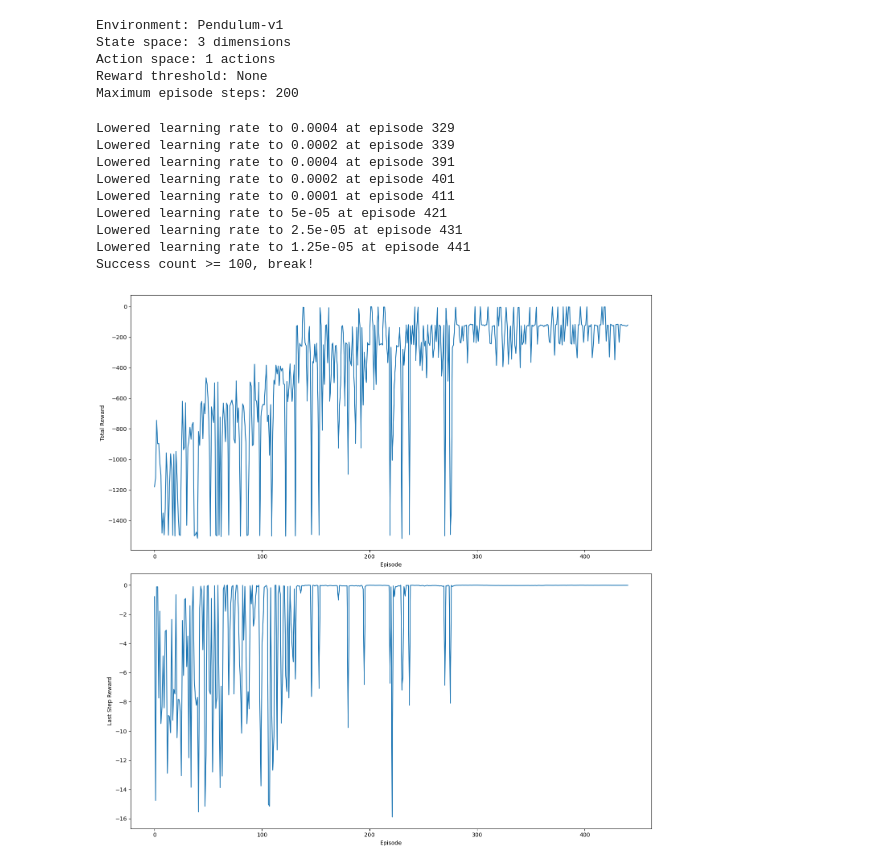
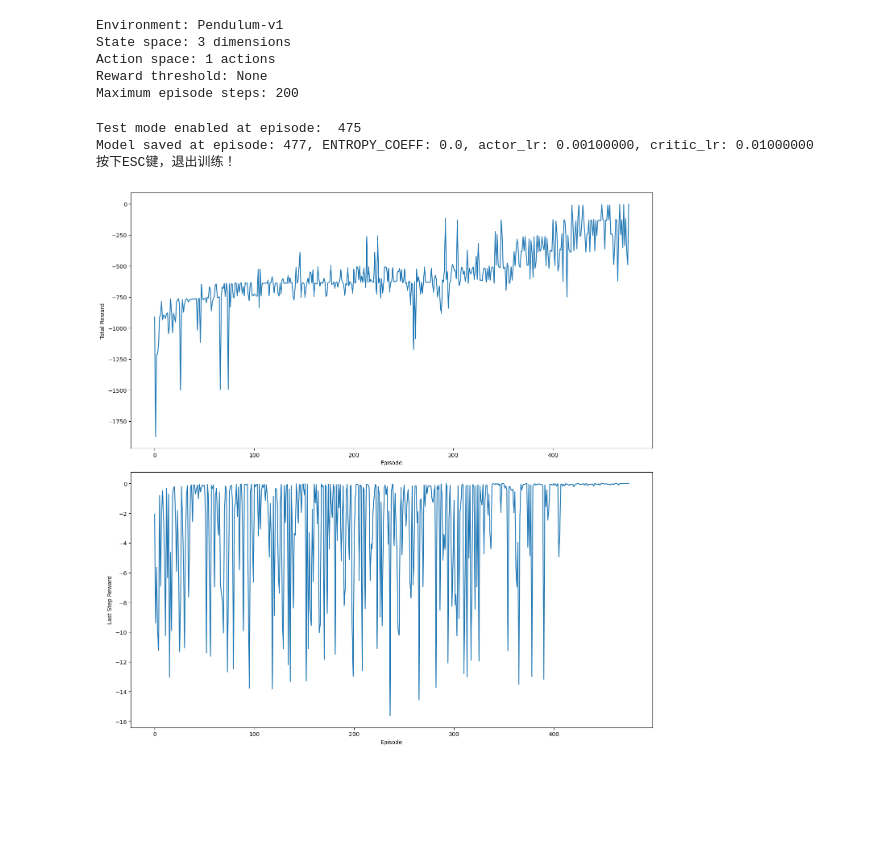
Before and after one commit to WhizZest/Book_Code_RL, a Jupyter notebook: ch09_Actor-Critic及变种/Actor_Critic+优先经验回放.ipynb, the cells around one changed output. Drawn from its saved outputs; the diff is of its cells as text; code cells hidden in the pictures; blank space fills up the shorter version.

Commit message:
1. Actor_Critic+优先经验回放：增加更精准的提前停止训练检测，自动保存最好的模型参数，增加entropy探索调节超参数； 2. A3C提前停止bug修复：不要使用训练的环境，要使用独立的测试环境，删除一些冗余代码

```diff
--- a/ch09_Actor-Critic及变种/Actor_Critic+优先经验回放.ipynb
+++ b/ch09_Actor-Critic及变种/Actor_Critic+优先经验回放.ipynb
@@ -467,7 +484,7 @@ def train_actor_critic(env_name="Pendulum-v1",
 # 在新窗口中显示图像
 %matplotlib qt
 actor_net, critic_net, total_rewards, last_step_rewards = train_actor_critic(env_name="Pendulum-v1",
-                    actor_lr=8e-4,
+                    actor_lr=1e-3,
                     critic_lr=1e-2,
                     gamma=0.99,
                     max_episodes=50000,
@@ -478,44 +495,39 @@ actor_net, critic_net, total_rewards, last_step_rewards = train_actor_critic(env
                     n_steps=3,
                     lambda_=1,
                     alpha=0.6,
                     replay_buffer_capacity=100000,
                     batch_size=512,
                     beta=0.4,
-                    beta_increment=1e-4)
+                    beta_increment=1e-4,
+                    ENTROPY_COEFF=0.01)
 # 重新设置为行内显示
 %matplotlib inline
 # 调整图像大小
 plt.figure(figsize=(14, 14))
 # 绘制总奖励曲线
 plt.subplot(2, 1, 1)
 plt.plot(total_rewards)
 plt.xlabel('Episode')
 plt.ylabel('Total Reward')
 
 # 绘制最后一步奖励曲线
 plt.subplot(2, 1, 2)
 plt.plot(last_step_rewards)
 plt.xlabel('Episode')
 plt.ylabel('Last Step Reward')
 # 调整布局并显示图像
 plt.tight_layout()
 plt.show()
 # %% [output]
 Environment: Pendulum-v1
 State space: 3 dimensions
 Action space: 1 actions
 Reward threshold: None
 Maximum episode steps: 200
-Lowered learning rate to 0.0004 at episode 329
-Lowered learning rate to 0.0002 at episode 339
-Lowered learning rate to 0.0004 at episode 391
-Lowered learning rate to 0.0002 at episode 401
-Lowered learning rate to 0.0001 at episode 411
-Lowered learning rate to 5e-05 at episode 421
-Lowered learning rate to 2.5e-05 at episode 431
-Lowered learning rate to 1.25e-05 at episode 441
-Success count >= 100, break!
+Test mode enabled at episode:  475
+Model saved at episode: 477, ENTROPY_COEFF: 0.0, actor_lr: 0.00100000, critic_lr: 0.01000000
+按下ESC键，退出训练！
-[figure, old version]
+[figure, new version]
 # %%
 import gym
 import time
```
Also changed, not shown: parts of 3 cells of this notebook, 1 other file.
